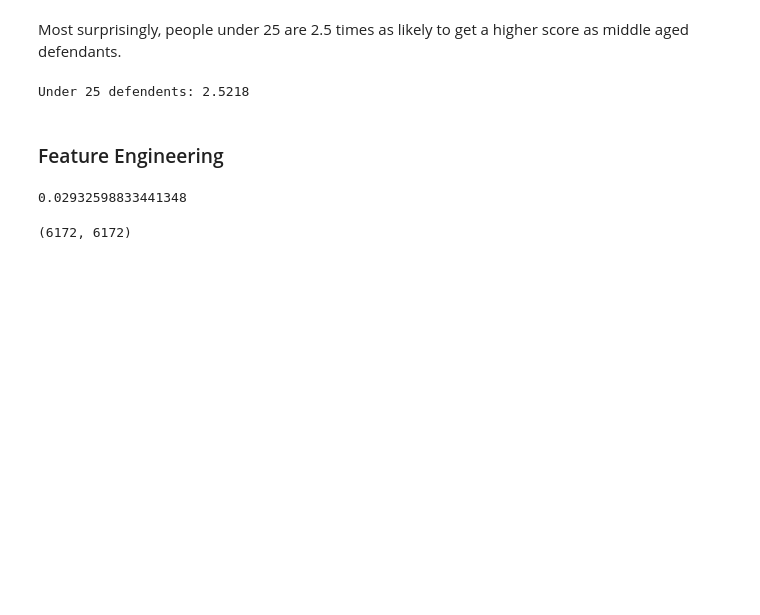
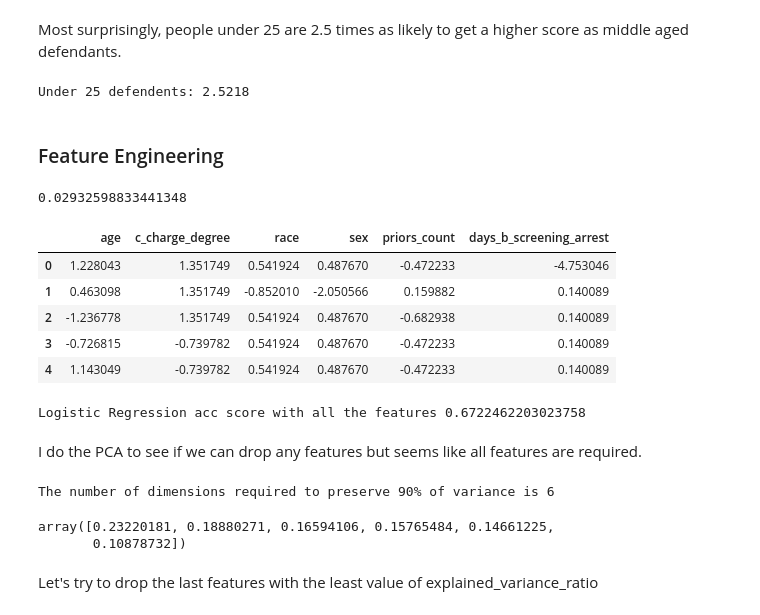
Before and after one commit to SimonCao1207/DataExplore, a Jupyter notebook: compas_analysis.ipynb, the cells around one changed output. Cells and saved outputs as stored; diff of their text form; code cells hidden in the pictures; blank space fills up the shorter version.

Commit message:
poisoning data

```diff
--- a/compas_analysis.ipynb
+++ b/compas_analysis.ipynb
@@ -249,7 +268,7 @@ if not (ndf['is_recid'].equals(ndf['two_year_recid'])):
 0.02932598833441348
 # %%
 
-categorical = ["race", "age_cat", "sex", "c_charge_degree", 'score_text',]
+categorical = ["race", "sex", "c_charge_degree"]
 
 feature_to_keep = [ 'age',
                     'c_charge_degree',
@@ -261,9 +280,64 @@ feature_to_keep = [ 'age',
                     ]
 nndf = ndf[feature_to_keep]
 
+# Setting feature vector and target vector.
 X = nndf.drop(["two_year_recid"], axis=1)
 y  = nndf['two_year_recid']
 
-len(X), len(y)
+# Splitting the data
+from sklearn.model_selection import train_test_split
+X_train, X_test, y_train, y_test = train_test_split(X, y, test_size=0.3, random_state=0)
-# %% [output]
-(6172, 6172)
+# %%
+from sklearn.preprocessing import LabelEncoder, StandardScaler
+
+# Encoded categorical variabels
+for feat in categorical:
+    le = LabelEncoder()
+    X_train[feat] = le.fit_transform(X_train[feat])
+    X_test[feat] = le.transform(X_test[feat])
+
+# Feature Scalling
+
+scaler = StandardScaler()
+X_train = pd.DataFrame(scaler.fit_transform(X_train), columns = X.columns)
+X_test = pd.DataFrame(scaler.fit_transform(X_test), columns = X.columns)
+# %%
+X_train.head()
+# %% [output]
+|  | age | c_charge_degree | race | sex | priors_count | days_b_screening_arrest |
+| 0 | 1.228043 | 1.351749 | 0.541924 | 0.487670 | -0.472233 | -4.753046 |
+| 1 | 0.463098 | 1.351749 | -0.852010 | -2.050566 | 0.159882 | 0.140089 |
+| 2 | -1.236778 | 1.351749 | 0.541924 | 0.487670 | -0.682938 | 0.140089 |
+| 3 | -0.726815 | -0.739782 | 0.541924 | 0.487670 | -0.472233 | 0.140089 |
+| 4 | 1.143049 | -0.739782 | 0.541924 | 0.487670 | -0.472233 | 0.140089 |
+# %%
+#  Logistic Regression model with all features
+
+from sklearn.linear_model import  LogisticRegression
+from sklearn.metrics import accuracy_score
+
+lg = LogisticRegression()
+lg.fit(X_train, y_train)
+y_pred = lg.predict(X_test)
+
+print(f"Logistic Regression acc score with all the features {accuracy_score(y_test, y_pred)}")
+# %% [output]
+Logistic Regression acc score with all the features 0.6722462203023758
+# %% [markdown]
+I do the PCA to see if we can drop any features but seems like all features are required.
+# %%
+from sklearn.decomposition import PCA
+pca = PCA()
+X_train = pca.fit_transform(X_train)
+
+cumsum = np.cumsum(pca.explained_variance_ratio_)
+dim = np.argmax(cumsum >= 0.90) + 1
+print('The number of dimensions required to preserve 90% of variance is',dim)
+
+pca.explained_variance_ratio_
+# %% [output]
+The number of dimensions required to preserve 90% of variance is 6
+array([0.23220181, 0.18880271, 0.16594106, 0.15765484, 0.14661225,
+       0.10878732])
+# %% [markdown]
+Let's try to drop the last features with the least value of explained_variance_ratio
```
Also changed, not shown: parts of 7 cells of this notebook.
